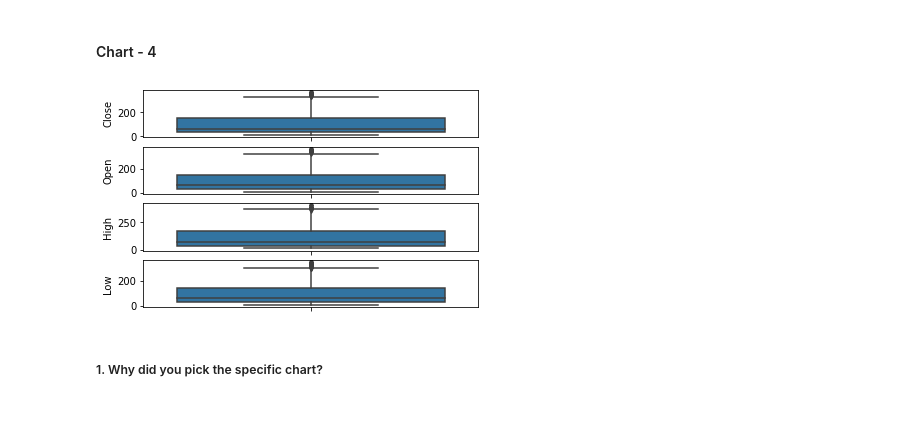
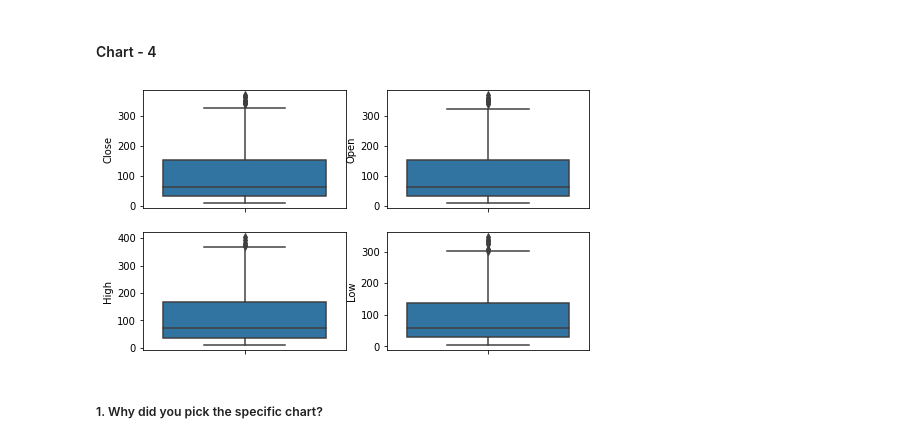
Before and after one commit to kumareshvj/Machine-learing---Regression, a Jupyter notebook: Yes_bank_stock_closing_price_prediction.ipynb, the cells around one changed output. Drawn from its saved outputs; the diff is of its cells as text; code cells hidden in the pictures; blank space fills up the shorter version.

```diff
--- a/Yes_bank_stock_closing_price_prediction.ipynb
+++ b/Yes_bank_stock_closing_price_prediction.ipynb
@@ -477,17 +483,18 @@ Answer Here
 #### Chart - 4
 # %%
 # Chart - 4 visualization code
-plt.subplot(4,1,1)
+plt.figure(figsize=(8, 10))
+plt.subplot(4,2,1)
 sns.boxplot(y=df['Close'])
-plt.subplot(4,1,2)
+plt.subplot(4,2,2)
 sns.boxplot(y=df['Open'])
-plt.subplot(4,1,3)
+plt.subplot(4,2,3)
 sns.boxplot(y=df['High'])
-plt.subplot(4,1,4)
+plt.subplot(4,2,4)
 sns.boxplot(y=df['Low'])
 plt.show()
 # %% [output]
-[figure, old version]
+[figure, new version]
 # %% [markdown]
 ##### 1. Why did you pick the specific chart?
 # %% [markdown]
```
Also changed, not shown: parts of 22 cells of this notebook.
